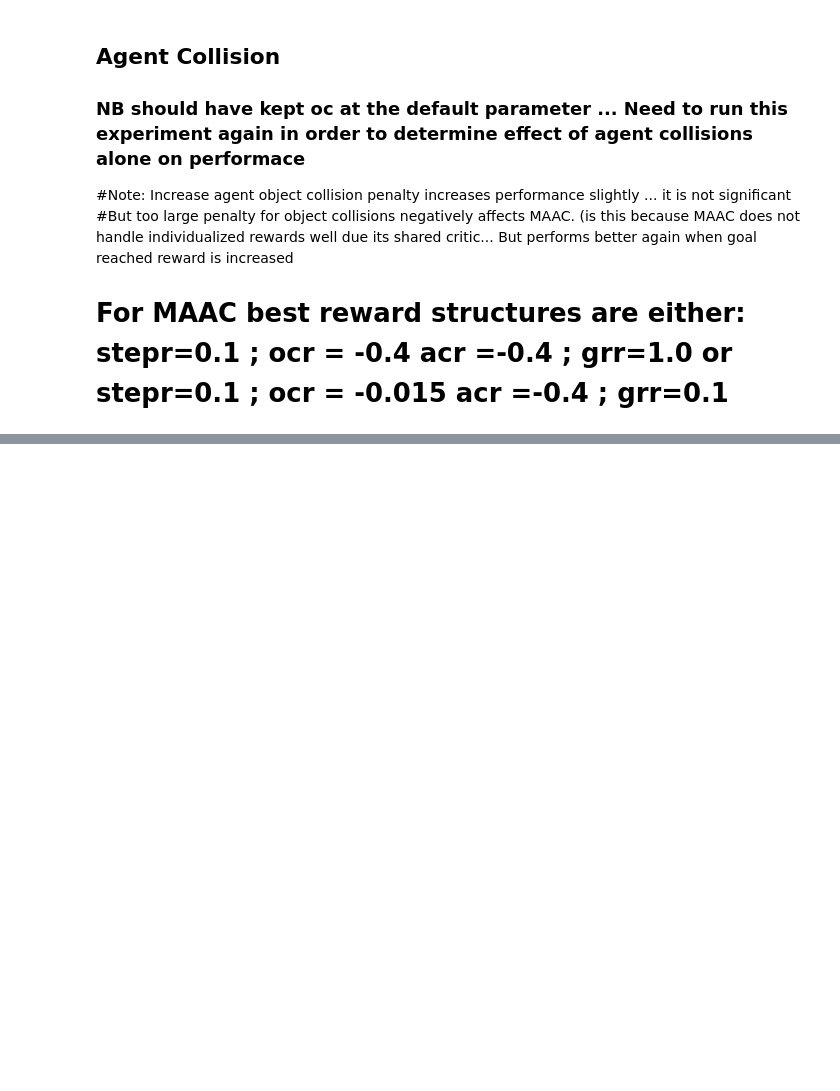
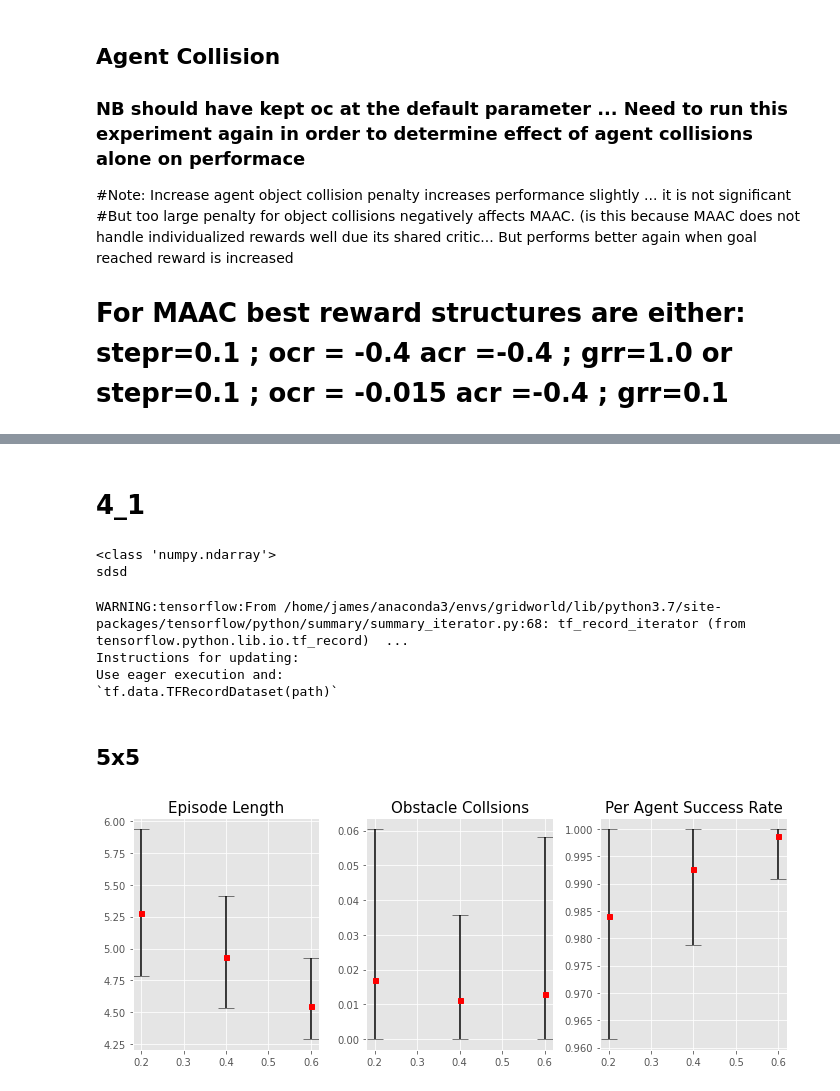
Before and after one commit to Jamesellis51015/Multi-Agent-Path-Finding-with-Reinforcement-Learning, a Jupyter notebook: Experiments/plots/Reward Structure.ipynb, the cells around one changed output, grey strips where cells are left out. Drawn from its saved outputs; the diff is of its cells as text; code cells hidden in the pictures; blank space fills up the shorter version.

```diff
--- a/Experiments/plots/Reward Structure.ipynb
+++ b/Experiments/plots/Reward Structure.ipynb
@@ -624,0 +960,28 @@ make_csv(table_data, where)
+# %%
+def temp_plt(all_data, marker, dat_filter_terms, fields_titles, last_data = 500, discard = 0.1, mode = 'mean', use_log2 = False, custom_ax_fig = None):
+    data_filter_term = dat_filter_terms #["primal6"]
+
+    filtered_data = filter(all_data, data_filter_term)
+
+    #make plt_xvals
+    #marker = "nagents"
+    plt_xvals = {}
+    for k in filtered_data.keys():
+        split_terms = k.split("_")
+        ind = split_terms.index(marker)
+        x_val = float(split_terms[ind+1])
+        plt_xvals[k] = x_val
+
+    n_subplots = len(fields_titles)
+    if custom_ax_fig is not None:
+        assert type(custom_ax_fig) == tuple
+        (fig, all_ax) = custom_ax_fig
+    else:
+        fig, all_ax = plt.subplots(1,n_subplots, figsize=(n_subplots*3.3,4))
+
+    all_ax_return = scatter_errorbars2(all_ax, filtered_data, plt_xvals, \
+                    fields_titles, last_data = last_data, discard = discard \
+                    ,mode=mode, use_log2 = use_log2)
+
+    fig.tight_layout()
+    return fig, all_ax_return
@@ -624,0 +990,34 @@ make_csv(table_data, where)
+# %% [markdown]
+# 4_1
+# %%
+a = np.array([1,2,3])
+print(type(a))
+if type(a) == np.ndarray:
+    print("sdsd")
+# %% [output]
+<class 'numpy.ndarray'>
+sdsd
+# %%
+source = "/home/james/Desktop/Gridworld/CENTRAL_TENSORBOARD/4_1"
+all_data = get_event_data(source, False)
+# %% [output]
+WARNING:tensorflow:From /home/james/anaconda3/envs/gridworld/lib/python3.7/site-packages/tensorflow/python/summary/summary_iterator.py:68: tf_record_iterator (from tensorflow.python.lib.io.tf_record)  ...
+Instructions for updating:
+Use eager execution and:
+`tf.data.TFRecordDataset(path)`
+# %%
+fields_titles = {
+    "total_steps": "Episode Length",
+    #"total_agent_collisions": "Agent Collisions",
+    "total_obstacle_collisions": "Obstacle Collsions",
+    "agent_dones": "Per Agent Success Rate",
+    #"all_agents_on_goal": "Task Success Rate"
+}
+# %% [markdown]
+## 5x5
+# %%
+marker = "objdensity"
+dat_filter_terms = ["primal6"]
+fig = temp_plt(all_data, marker, dat_filter_terms, fields_titles, last_data = 500, discard = 0.1, mode = 'mean')
+# %% [output]
+[figure, added]
```
Also changed, not shown: parts of 42 cells of this notebook, 25 other files.
